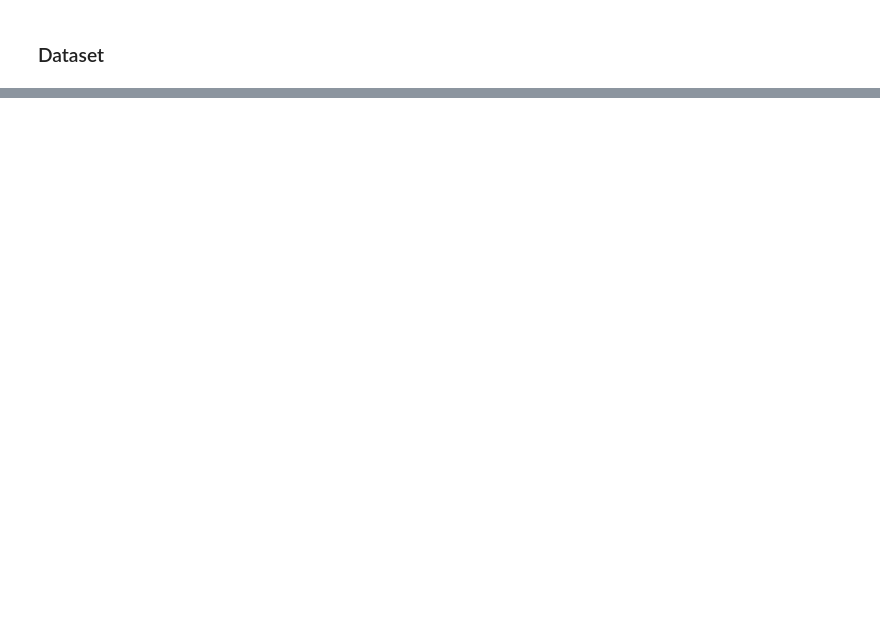
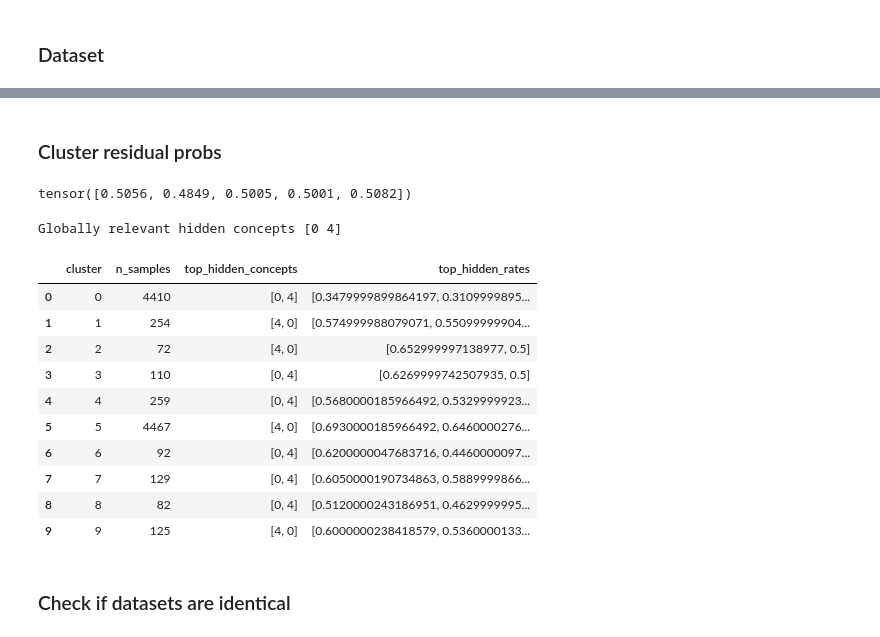
Before and after one commit to stephenmarcou/SCBM_implementation, a Jupyter notebook: residual_channel_analysis.ipynb, the cells around one changed output, grey strips where cells are left out. Saved outputs shown, nothing was run; the diff lists cells and outputs as text; code cells hidden in the pictures; blank space fills up the shorter version.

```diff
--- a/residual_channel_analysis.ipynb
+++ b/residual_channel_analysis.ipynb
@@ -114 +396,81 @@ for model, model_path in models:
+# %% [markdown]
+### Cluster residual probs
+# %%
+model = "alpha_1.0_beta_1.0_rho_cr0_rho_cc0.0_rho_rr0.0_200_epochs_2026-06-02_16-22-14_ddf41"
+model_type = "scbm_residual"
+
+data_path = "cluster_a_1.0_b_1.0_rho_cr0_rho_cc0.0_rho_rr0.0_r_sparsity_0.5_c_sparsity_0.3_sigmax_0.5_seed_0_v2"
+full_data_path = os.path.join(data_root, data_path)
+
+w_hid = torch.load(os.path.join(full_data_path, "test", "w_hid.pt"))
+H_true = torch.load(os.path.join(full_data_path, "test", "residuals.pt"))
+
+residuals_pred_probs_mean = torch.load(os.path.join("experiments", model_type, "synthetic_res_scbm", model, "residuals_pred_probs_mean.pt"))
+# %%
+avg_activation_hid_concepts = H_true.mean(dim=0)
+avg_activation_hid_concepts
+# %% [output]
+tensor([0.5056, 0.4849, 0.5005, 0.5001, 0.5082])
+# %%
+import numpy as np
+import pandas as pd
+from sklearn.cluster import KMeans
+
+def summarize_clusters_by_hidden_concepts(R_pred, H_true, w_hid=None, n_clusters=10, seed=0):
+    relevant = np.where(np.abs(w_hid) > 1e-8)[0]
+    print(f"Globally relevant hidden concepts {relevant}")
+    if hasattr(R_pred, "detach"):
+        R_pred = R_pred.detach().cpu().numpy()
+    if hasattr(H_true, "detach"):
+        H_true = H_true.detach().cpu().numpy()
+    if w_hid is not None and hasattr(w_hid, "detach"):
+        w_hid = w_hid.detach().cpu().numpy()
+
+    kmeans = KMeans(n_clusters=n_clusters, random_state=seed, n_init="auto")
+    cluster_ids = kmeans.fit_predict(R_pred)
+
+    rows = []
+
+    for k in range(n_clusters):
+
+        # Get the mean hidden concept activation for samples in this cluster
+        mask = cluster_ids == k # boolean mask for samples in cluster k
+        hidden_rates = H_true[mask].mean(axis=0)
+
+        if w_hid is not None:
+            # Only keep concepts that are gloablly relevant
+            rates_relevant = hidden_rates[relevant]
+            top_local = np.argsort(-rates_relevant)[:5]
+            top_hidden = relevant[top_local]
+        else:
+            top_hidden = np.argsort(-hidden_rates)[:5]
+
+        rows.append({
+            "cluster": k,
+            "n_samples": int(mask.sum()),
+            "top_hidden_concepts": top_hidden.tolist(),
+            "top_hidden_rates": hidden_rates[top_hidden].round(3).tolist(),
+        })
+
+    return pd.DataFrame(rows), cluster_ids
+
+
+df_cluster, cluster_ids = summarize_clusters_by_hidden_concepts(residuals_pred_probs_mean, H_true, w_hid=w_hid, n_clusters=10, seed=0)
+
+df_cluster.head(10)
+# %% [output]
+Globally relevant hidden concepts [0 4]
+|  | cluster | n_samples | top_hidden_concepts | top_hidden_rates |
+| 0 | 0 | 4410 | [0, 4] | [0.3479999899864197, 0.3109999895... |
+| 1 | 1 | 254 | [4, 0] | [0.574999988079071, 0.55099999904... |
+| 2 | 2 | 72 | [4, 0] | [0.652999997138977, 0.5] |
+| 3 | 3 | 110 | [0, 4] | [0.6269999742507935, 0.5] |
+| 4 | 4 | 259 | [0, 4] | [0.5680000185966492, 0.5329999923... |
+| 5 | 5 | 4467 | [4, 0] | [0.6930000185966492, 0.6460000276... |
+| 6 | 6 | 92 | [0, 4] | [0.6200000047683716, 0.4460000097... |
+| 7 | 7 | 129 | [0, 4] | [0.6050000190734863, 0.5889999866... |
+| 8 | 8 | 82 | [0, 4] | [0.5120000243186951, 0.4629999995... |
+| 9 | 9 | 125 | [4, 0] | [0.6000000238418579, 0.5360000133... |
+# %% [markdown]
+### Check if datasets are identical
 # %%
```
Also changed, not shown: parts of 12 cells of this notebook, 5 other files.
